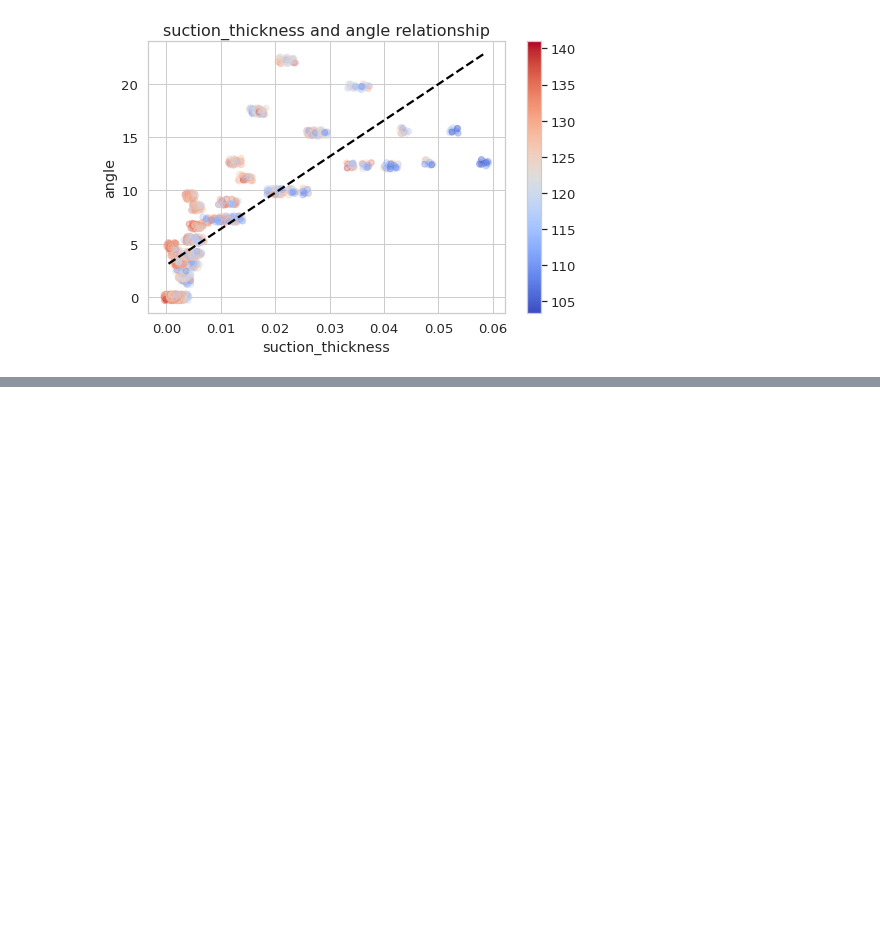
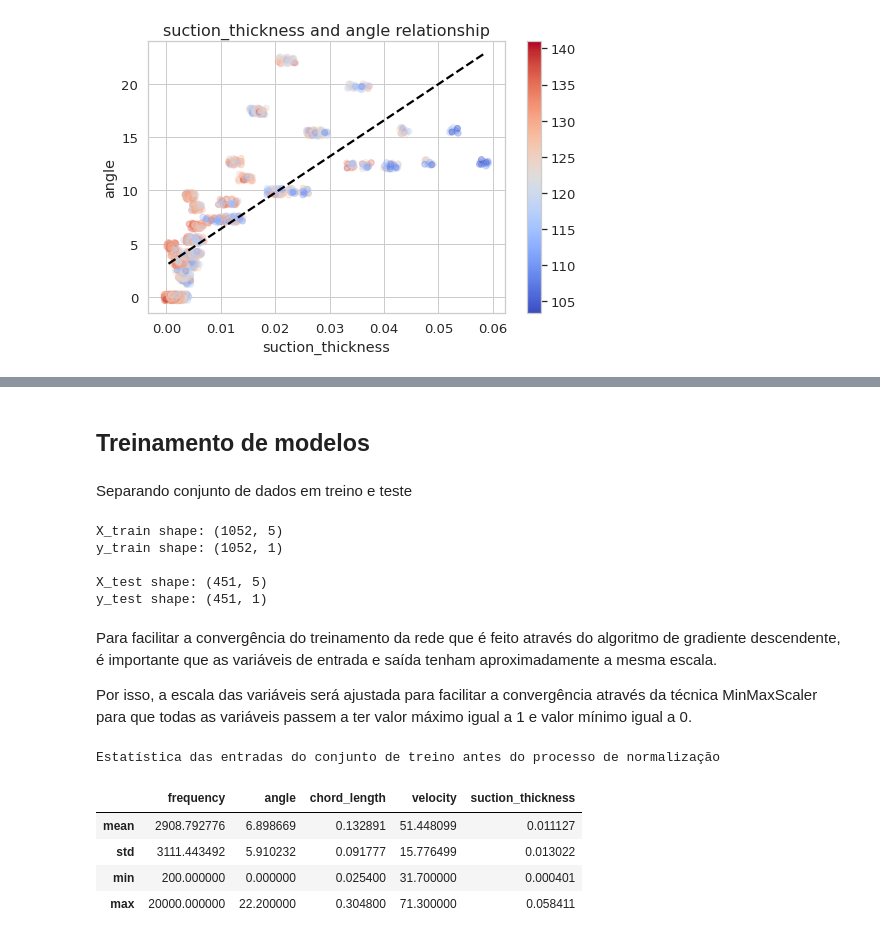
Before and after one commit to bruno-accioli/pressure-prediction-regression, a Jupyter notebook: train.ipynb, the cells around one changed output, grey strips where cells are left out. Cells and saved outputs as stored; diff of their text form; code cells hidden in the pictures; blank space fills up the shorter version.

```diff
--- a/train.ipynb
+++ b/train.ipynb
@@ -120,0 +179,2 @@ color_bar.draw_all()
+# %% [markdown]
+## Treinamento de modelos
@@ -120,0 +199,35 @@ color_bar.draw_all()
+# %% [markdown]
+Separando conjunto de dados em treino e teste
+# %%
+input_cols = ['frequency', 'angle', 'chord_length', 'velocity', 'suction_thickness']
+target = 'pressure'
+
+X = df[input_cols]
+y = df[target].to_frame()
+X_train, X_test, y_train, y_test = train_test_split(X, y, test_size=0.3)
+
+print(f"X_train shape: {X_train.shape}")
+print(f"y_train shape: {y_train.shape}")
+
+print(f"\nX_test shape: {X_test.shape}")
+print(f"y_test shape: {y_test.shape}")
+# %% [output]
+X_train shape: (1052, 5)
+y_train shape: (1052, 1)
+
+X_test shape: (451, 5)
+y_test shape: (451, 1)
+# %% [markdown]
+Para facilitar a convergência do treinamento da rede que é feito através do algoritmo de gradiente descendente, é importante que as variáveis de entrada e saída tenham aproximadamente a mesma escala.
+
+Por isso, a escala das variáveis será ajustada para facilitar a convergência através da técnica MinMaxScaler para que todas as variáveis passem a ter valor máximo igual a 1 e valor mínimo igual a 0.
+# %%
+print('Estatística das entradas do conjunto de treino antes do processo de normalização')
+X_train.describe().loc[['mean', 'std', 'min', 'max'], :]
+# %% [output]
+Estatística das entradas do conjunto de treino antes do processo de normalização
+|  | frequency | angle | chord_length | velocity | suction_thickness |
+| mean | 2908.792776 | 6.898669 | 0.132891 | 51.448099 | 0.011127 |
+| std | 3111.443492 | 5.910232 | 0.091777 | 15.776499 | 0.013022 |
+| min | 200.000000 | 0.000000 | 0.025400 | 31.700000 | 0.000401 |
+| max | 20000.000000 | 22.200000 | 0.304800 | 71.300000 | 0.058411 |
```
Also changed, not shown: parts of 15 cells of this notebook.
